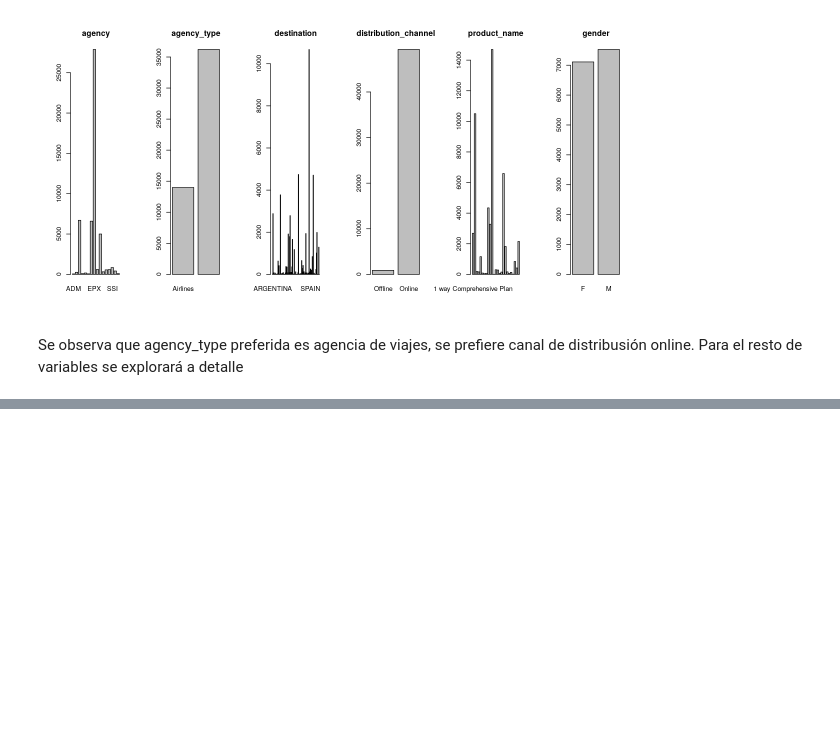
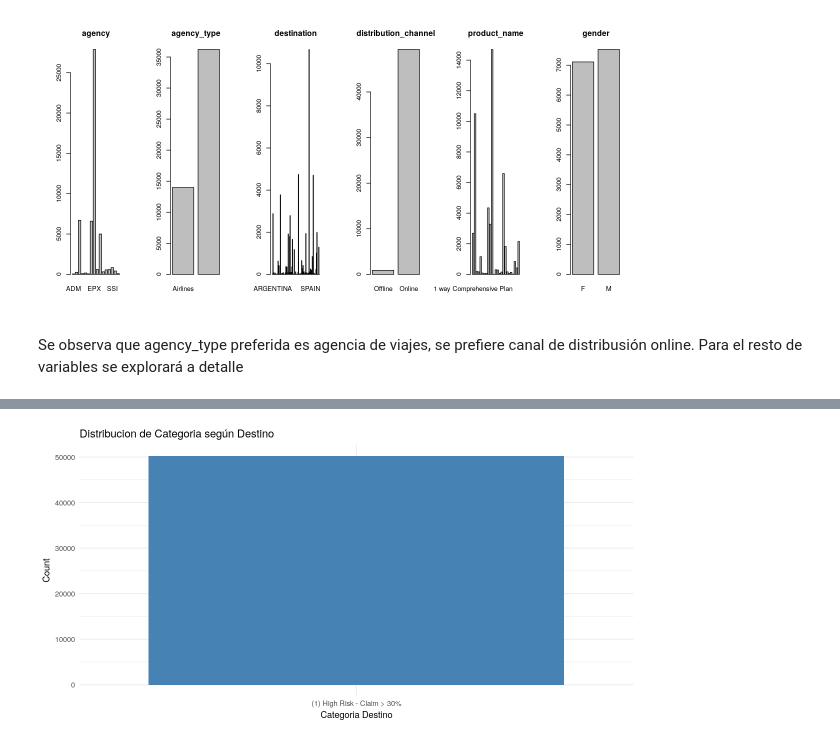
Before and after one commit to gdelgador/devcontainers-rstudio, a Jupyter notebook: explore-data/activida1.ipynb, the cells around one changed output, grey strips where cells are left out. Saved outputs shown, nothing was run; the diff lists cells and outputs as text; code cells hidden in the pictures; blank space fills up the shorter version.

```diff
--- a/explore-data/activida1.ipynb
+++ b/explore-data/activida1.ipynb
@@ -316,0 +353,8 @@ Se observa que agency_type preferida es agencia de viajes, se prefiere canal de
+# %%
+# Generaré variable categorica en base a destination según riesgo de reclamo
+
+df_clean$destination_category <- ifelse(df_clean$destination >= 0.3, "(1) High Risk - Claim > 30%",
+                                        ifelse(df_clean$destination >= 0.2, "(2) Medium Risk - Claim > 20%",
+                                               ifelse(df_clean$destination > 0, "(3) Low Risk - Claim > 1%", "(4) No Claim")))
+
+head(df_clean, 2)
@@ -316,0 +367,8 @@ Se observa que agency_type preferida es agencia de viajes, se prefiere canal de
+# %%
+# Ampliando vista de categoría de destino
+ggplot(df_clean, aes(x = destination_category)) +
+    geom_bar(fill = "steelblue") +
+    theme_minimal() +
+    labs(x = "Categoria Destino", y = "Count", title = "Distribucion de Categoria según Destino")
+# %% [output]
+[figure, added]
```
Also changed, not shown: parts of 26 cells of this notebook.
